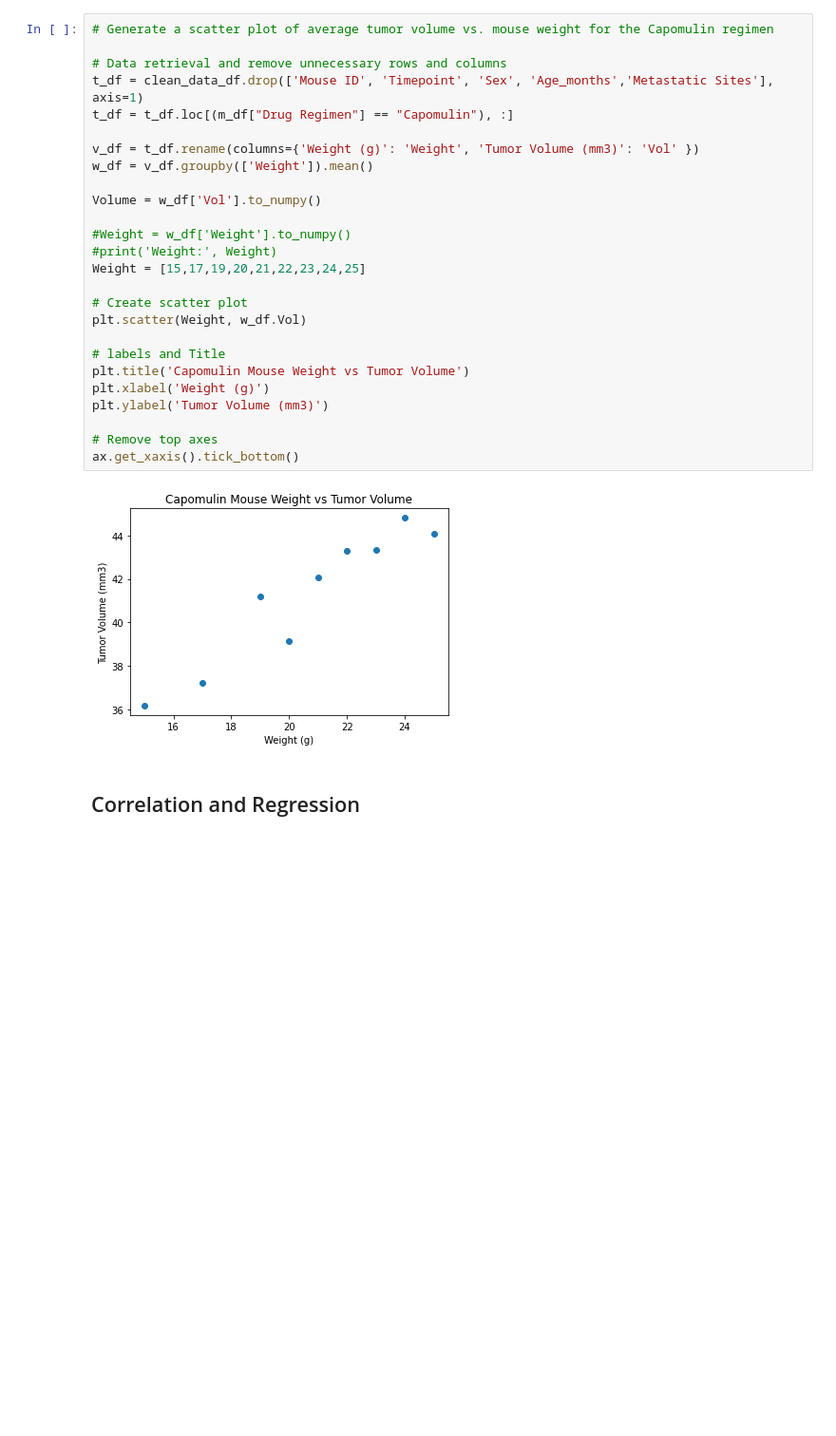
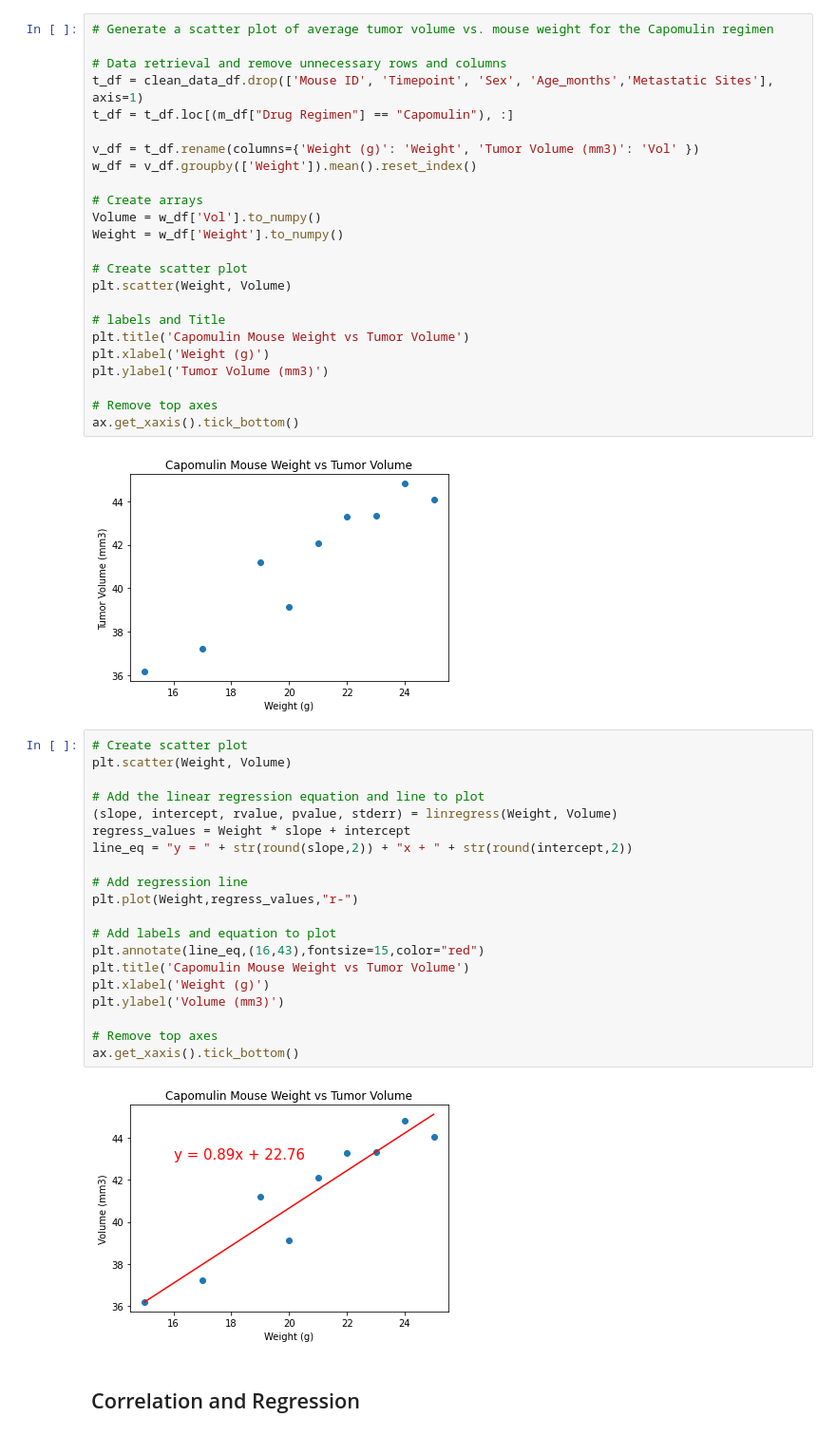
Before and after one commit to danawoodruff/Matplotlib, a Jupyter notebook: pymaceuticals_starter.ipynb, the cells around one changed output. Shown: that part at 95% size. Saved outputs shown, nothing was run; the diff lists cells and outputs as text; blank space fills up the shorter version.

```diff
--- a/pymaceuticals_starter.ipynb
+++ b/pymaceuticals_starter.ipynb
@@ -443,16 +448,14 @@ t_df = clean_data_df.drop(['Mouse ID', 'Timepoint', 'Sex', 'Age_months','Metasta
 t_df = t_df.loc[(m_df["Drug Regimen"] == "Capomulin"), :]
 
 v_df = t_df.rename(columns={'Weight (g)': 'Weight', 'Tumor Volume (mm3)': 'Vol' })
-w_df = v_df.groupby(['Weight']).mean()
+w_df = v_df.groupby(['Weight']).mean().reset_index()
 
+# Create arrays
 Volume = w_df['Vol'].to_numpy()
-
-#Weight = w_df['Weight'].to_numpy()
-#print('Weight:', Weight)
-Weight = [15,17,19,20,21,22,23,24,25]
+Weight = w_df['Weight'].to_numpy()
 
 # Create scatter plot
-plt.scatter(Weight, w_df.Vol)
+plt.scatter(Weight, Volume)
 
 # labels and Title
 plt.title('Capomulin Mouse Weight vs Tumor Volume')
@@ -463,6 +466,28 @@ plt.ylabel('Tumor Volume (mm3)')
 ax.get_xaxis().tick_bottom()
 # %% [output]
 [figure]
+# %%
+# Create scatter plot
+plt.scatter(Weight, Volume)
+
+# Add the linear regression equation and line to plot
+(slope, intercept, rvalue, pvalue, stderr) = linregress(Weight, Volume)
+regress_values = Weight * slope + intercept
+line_eq = "y = " + str(round(slope,2)) + "x + " + str(round(intercept,2))
+
+# Add regression line
+plt.plot(Weight,regress_values,"r-")
+
+# Add labels and equation to plot
+plt.annotate(line_eq,(16,43),fontsize=15,color="red")
+plt.title('Capomulin Mouse Weight vs Tumor Volume')
+plt.xlabel('Weight (g)')
+plt.ylabel('Volume (mm3)')
+
+# Remove top axes
+ax.get_xaxis().tick_bottom()
+# %% [output]
+[figure, added]
 # %% [markdown]
 ## Correlation and Regression
 # %%
```
Also changed, not shown: parts of 6 cells of this notebook.
